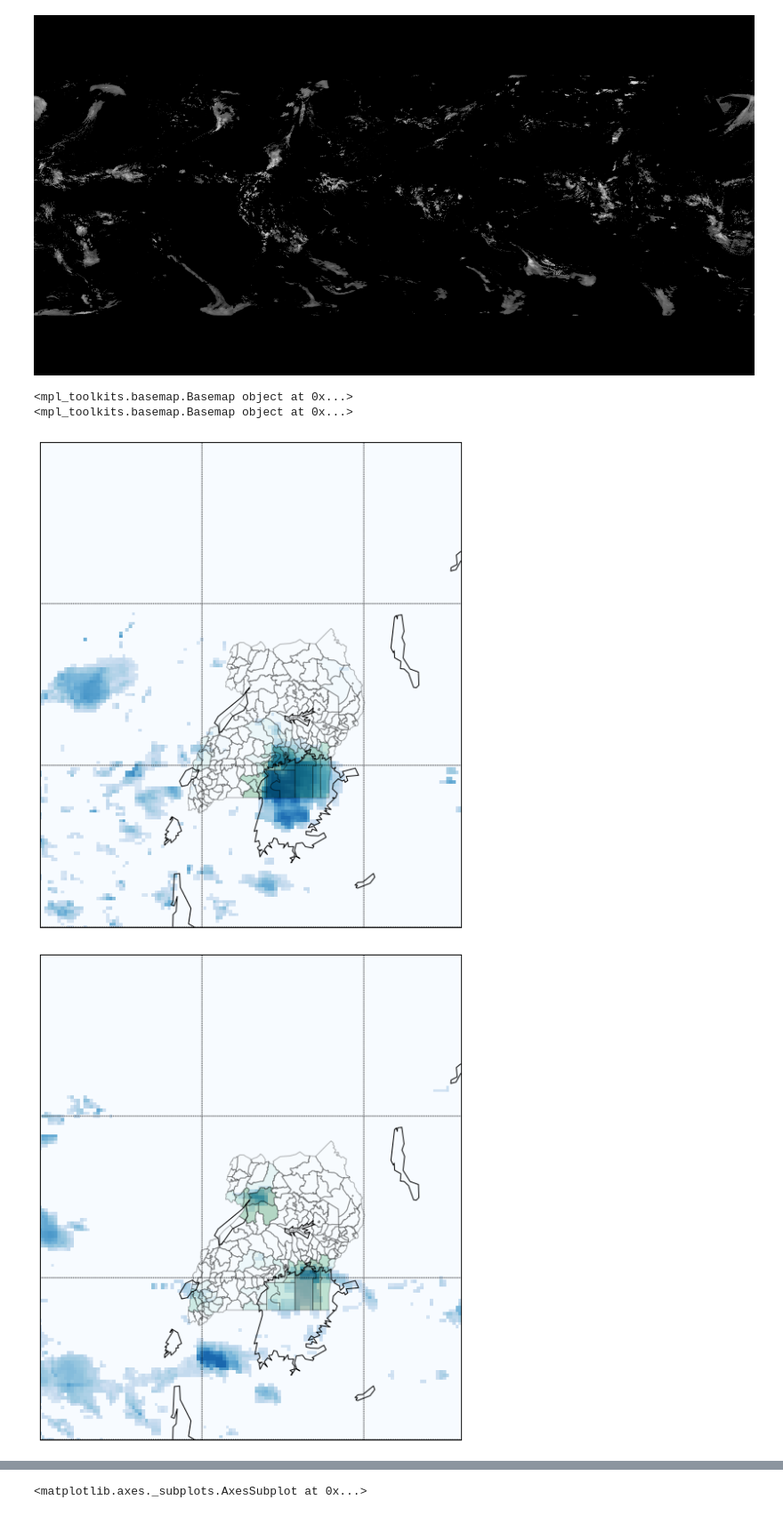
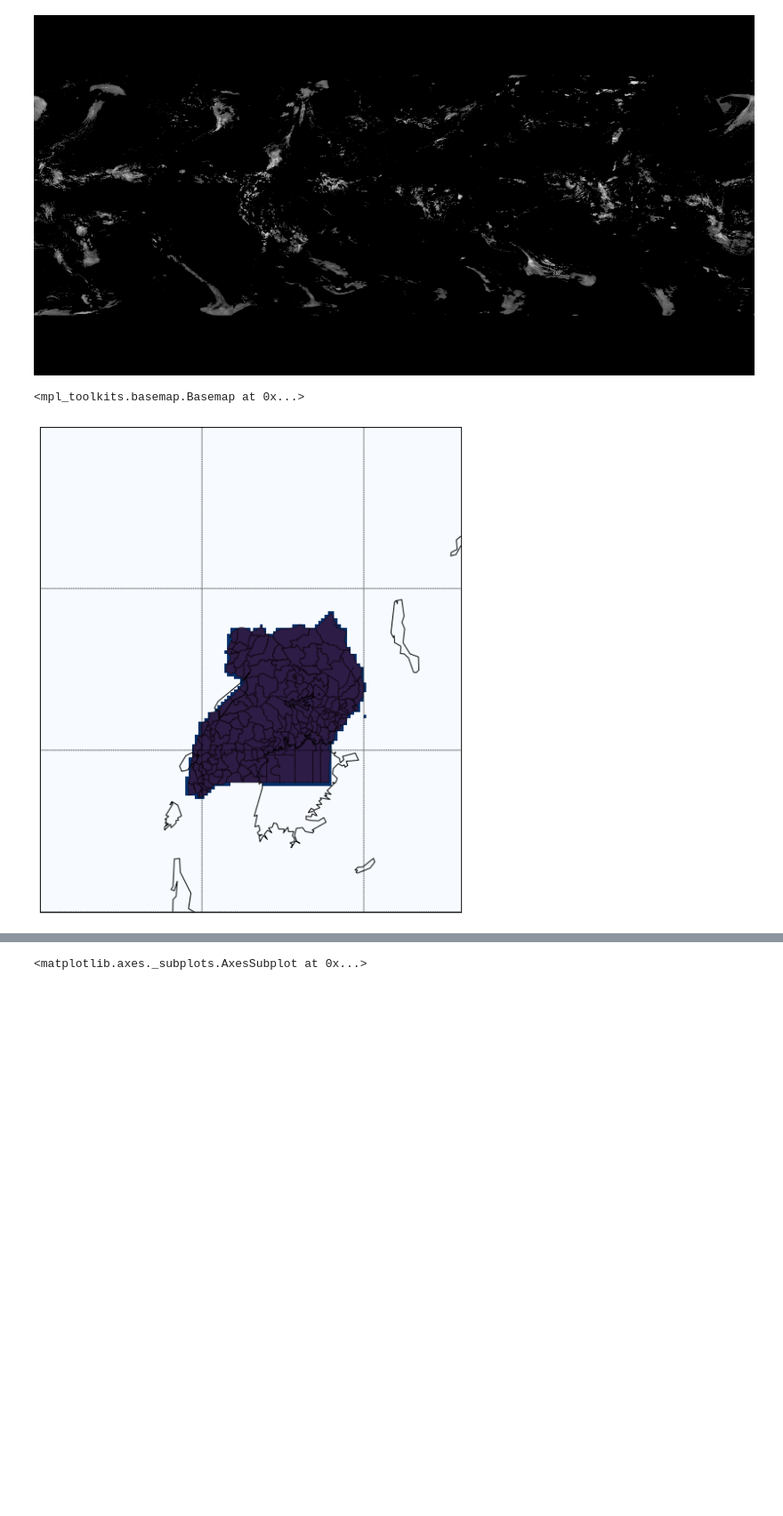
Before and after one commit to nathanathan/GPM-district-precipitation, a Jupyter notebook: uganda-district-precipitation.ipynb, the cells around one changed output, grey strips where cells are left out. Shown at 89% size. Cells and saved outputs as stored; diff of their text form; code cells hidden in the pictures; blank space fills up the shorter version.

Commit message:
fix plotting bug, additional validation

```diff
--- a/uganda-district-precipitation.ipynb
+++ b/uganda-district-precipitation.ipynb
@@ -22,13 +22,19 @@ pd.set_option('io.hdf.default_format', 'table')
 # TODO Clip Lake Victoria?
 uganda_shapes = gp.GeoDataFrame.from_file("/home/nathan/Uganda_admin_2014_WGS84.shp")
 from shapely.geometry.polygon import Polygon
-# Add a weather station for comparison with on the ground data.
+# Add a weather stations for comparison with on the ground data.
 uganda_shapes = uganda_shapes.append(dict(
     ADM0_NAME="Uganda",
     ADM1_NAME="Wakiso",
     ADM2_NAME="HUEN Weather Station",
     geometry=Polygon([[32.444, 0.042], [32.444, 0.052], [32.454, 0.042]])
 ), ignore_index=True)
+uganda_shapes = uganda_shapes.append(dict(
+    ADM0_NAME="Kenya",
+    ADM1_NAME="Kitale",
+    ADM2_NAME="Kitale Weather Station",
+    geometry=Polygon([[35, 1.016], [35, 1.026], [35.01, 1.016]])
+), ignore_index=True)
 uganda_shapes.plot(column='Shape_Area', scheme='QUANTILES', k=3, colormap='OrRd')
 uganda_shapes
 # %% [output]
@@ -53,7 +59,7 @@ uganda_shapes
 [figure]
 # %%
 # An arbitrary file chosen to get coordinates for projection
-file_name = "/home/nathan/GPM/201611/3B-HHR-E.MS.MRG.3IMERG.20161121-S070000-E072959.0420.V03E.RT-H5"
+file_name = "/aux/GPM/201611/3B-HHR-E.MS.MRG.3IMERG.20161121-S070000-E072959.0420.V03E.RT-H5"
 with h5py.File(file_name, 'r') as f:
     print("Keys:")
     for key in f['Grid'].keys():
@@ -80,7 +86,7 @@ def get_total_precipitation(init_date, end_date):
     """
     Get a numpy raster map of the total precipitation over the given date range in millimeters.
     """
-    file_name_pattern = ('/home/nathan/GPM/%(year)4d%(month)02d/' +
+    file_name_pattern = ('/aux/GPM/%(year)4d%(month)02d/' +
         '3B-HHR-E.MS.MRG.3IMERG.%(year)4d%(month)02d%(day)02d-' +
         'S%(hour)02d%(minute)02d00-E%(end_hour)02d%(end_minute)02d59.%(minute_of_day)04d.V03E.RT-H5'
     )
@@ -149,43 +151,57 @@ def zone_stats_helper(gpshapes, raster, lats, lons):
 # %%
-def exp_normalize(arr, exp=1.0):
-    """
-    Convert an array to zero to one values, where one corresponds to the max value,
-    then apply an exponential function to adjust the curve of the color ramp.
-    """
-    return (arr / arr.max()) ** exp
+xmin, ymin, xmax, ymax = [lons.min(), lats.min(), lons.max(), lats.max()]
+nrows, ncols = np.shape(data.transpose())
+xres = (xmax - xmin) / float(ncols)
+yres = (ymax - ymin) / float(nrows)
+xy_to_raster_affine = Affine.from_gdal(xmin, xres, 0, ymax, 0, -yres)
+
 def plot_uganda_district_rainfall(raster_data):
     m = Basemap(projection='cyl',
                 llcrnrlon=25, llcrnrlat=-5,
                 urcrnrlon=38, urcrnrlat=10,
                 resolution='l')
     fig = plt.figure(figsize=(10,10))
-    m.pcolormesh(lons,  lats, exp_normalize(raster_data, .25).transpose(), cmap=plt.cm.Blues, latlon=True)
+    # The lat/lons for pcolormesh need to be for the top-left corner
+    # of the grid cell.
+    dlon = (lons[-1]-lons[0]) / len(lons[1:])
+    dlat = (lats[-1]-lats[0]) / len(lats[1:])
+    lons2, lats2 = np.meshgrid(
+        np.arange(lons[0], lons[-1] + dlon, dlon) - (dlon / 2),
+        np.arange(lats[0], lats[-1] + dlat, dlat) - (dlat / 2))
+    m.pcolormesh(lons2,  lats2, exp_normalize(raster_data, .1).transpose(), cmap=plt.cm.Blues, latlon=True)
     ax = plt.gca()
     patches = []
     #add polygons
-    zstats = zone_stats_helper(uganda_shapes, raster_data, lats, lons)
+    zstats = zonal_stats(uganda_shapes,
+        raster_data.transpose()[::-1],
+        affine=xy_to_raster_affine,
+        all_touched=True)
     max_mean = max([stat['mean'] for stat in zstats])
     for idx, dist in uganda_shapes.iterrows():
         poly = dist.geometry
         stats = zstats[idx]
         if poly.geom_type == 'Polygon':
-            p = PolygonPatch(poly, facecolor=plt.cm.BuGn((stats['mean'] / max_mean) ** .25), alpha=.3)
+            p = PolygonPatch(poly, facecolor=plt.cm.Reds((stats['mean'] / max_mean) ** .1), alpha=.4)
             patches.append(p)
     ax.add_collection(mpl.collections.PatchCollection(patches, match_original=True))
     m.drawcoastlines()
-    m.drawparallels(np.arange(-80.,81.,5.))
-    m.drawmeridians(np.arange(-180.,181.,5.))
+    m.drawparallels(np.arange(-80.,80.,5.))
+    m.drawmeridians(np.arange(-180.,180.,5.))
     return m
 
-# Test zone stats by sumperimposing uganda district choropleth onto rainfall raster.
-# The shade of each district should correspond to the number and intensity of the
-# blue rainfall pixels overlapping it.
-data = get_total_precipitation(datetime.datetime(2016, 11, 29), datetime.datetime(2016, 11, 29,1))
-print(plot_uganda_district_rainfall(data))
-data2 = get_total_precipitation(datetime.datetime(2016, 11, 2), datetime.datetime(2016, 11, 2, 1))
-print(plot_uganda_district_rainfall(data2))
+# Verify that plot_uganda_district_rainfall is accurate by using zonal_stats's underlying functions
+# to draw the Uganda district shapes on a raster then plot it.
+from rasterio import features
+from rasterstats.io import read_features
+from shapely.geometry import shape
+rv_array = features.rasterize(
+    [shape(feature['geometry']) for feature in read_features(uganda_shapes)],
+    out_shape=data.transpose().shape,
+    transform=xy_to_raster_affine,
+    fill=255,
+    dtype='uint8',
+    all_touched=True)
+plot_uganda_district_rainfall(np.array(~rv_array, dtype=np.float32)[::-1].transpose() / 255)
 # %% [output]
-<mpl_toolkits.basemap.Basemap object at 0x...>
-<mpl_toolkits.basemap.Basemap object at 0x...>
+<mpl_toolkits.basemap.Basemap at 0x...>
-[figure, old version]
+[figure, new version]
-[figure, removed]
```
Also changed, not shown: parts of 12 cells of this notebook.
